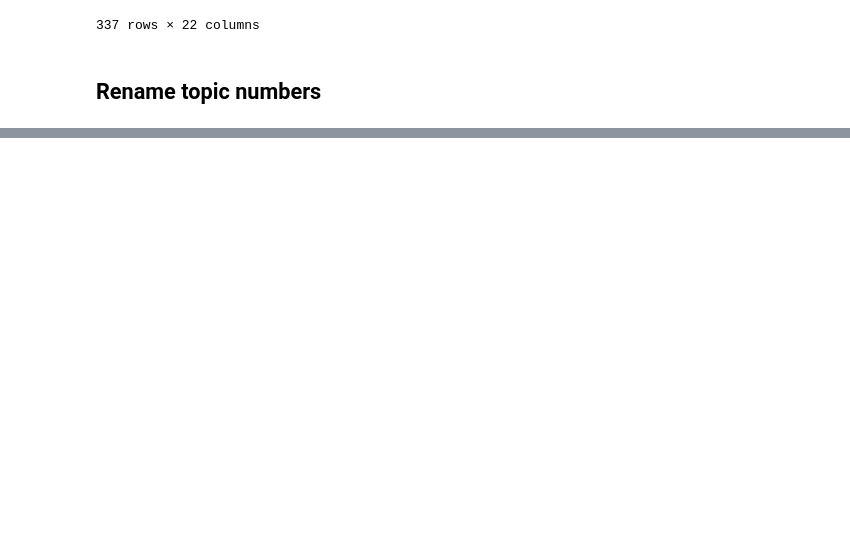
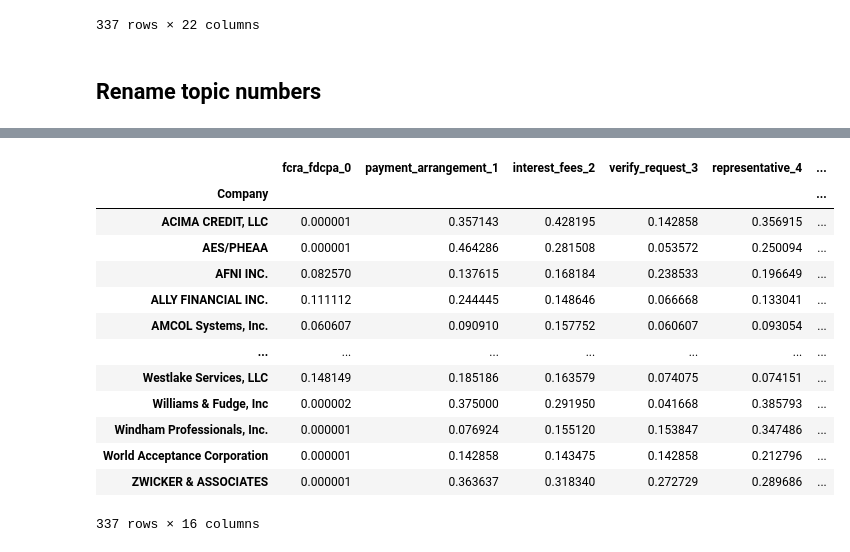
Before and after one commit to fw192020/clairvoyant_clustering, a Jupyter notebook: 3_Clustering_K-Means.ipynb, the cells around one changed output, grey strips where cells are left out. Drawn from its saved outputs; the diff is of its cells as text; code cells hidden in the pictures; blank space fills up the shorter version.

Commit message:
Add cluster nb updates

```diff
--- a/3_Clustering_K-Means.ipynb
+++ b/3_Clustering_K-Means.ipynb
@@ -207,0 +249,20 @@ company_top_prob_2
+# %%
+# drop topics that don't appear meaningful for clustering
+company_top_prob_3 = company_top_prob_3.drop(['generic_10', 'generic_12', 'generic_14',
+                                              'credit_card_15', 'generic_16', 'generic_17'], 1)
+company_top_prob_3
+# %% [output]
+|  | fcra_fdcpa_0 | payment_arrangement_1 | interest_fees_2 | verify_request_3 | representative_4 | ... |
+| Company |  |  |  |  |  | ... |
+| ACIMA CREDIT, LLC | 0.000001 | 0.357143 | 0.428195 | 0.142858 | 0.356915 | ... |
+| AES/PHEAA | 0.000001 | 0.464286 | 0.281508 | 0.053572 | 0.250094 | ... |
+| AFNI INC. | 0.082570 | 0.137615 | 0.168184 | 0.238533 | 0.196649 | ... |
+| ALLY FINANCIAL INC. | 0.111112 | 0.244445 | 0.148646 | 0.066668 | 0.133041 | ... |
+| AMCOL Systems, Inc. | 0.060607 | 0.090910 | 0.157752 | 0.060607 | 0.093054 | ... |
+| ... | ... | ... | ... | ... | ... | ... |
+| Westlake Services, LLC | 0.148149 | 0.185186 | 0.163579 | 0.074075 | 0.074151 | ... |
+| Williams & Fudge, Inc | 0.000002 | 0.375000 | 0.291950 | 0.041668 | 0.385793 | ... |
+| Windham Professionals, Inc. | 0.000001 | 0.076924 | 0.155120 | 0.153847 | 0.347486 | ... |
+| World Acceptance Corporation | 0.000001 | 0.142858 | 0.143475 | 0.142858 | 0.212796 | ... |
+| ZWICKER & ASSOCIATES | 0.000001 | 0.363637 | 0.318340 | 0.272729 | 0.289686 | ... |
+337 rows × 16 columns
```
Also changed, not shown: parts of 9 cells of this notebook.
